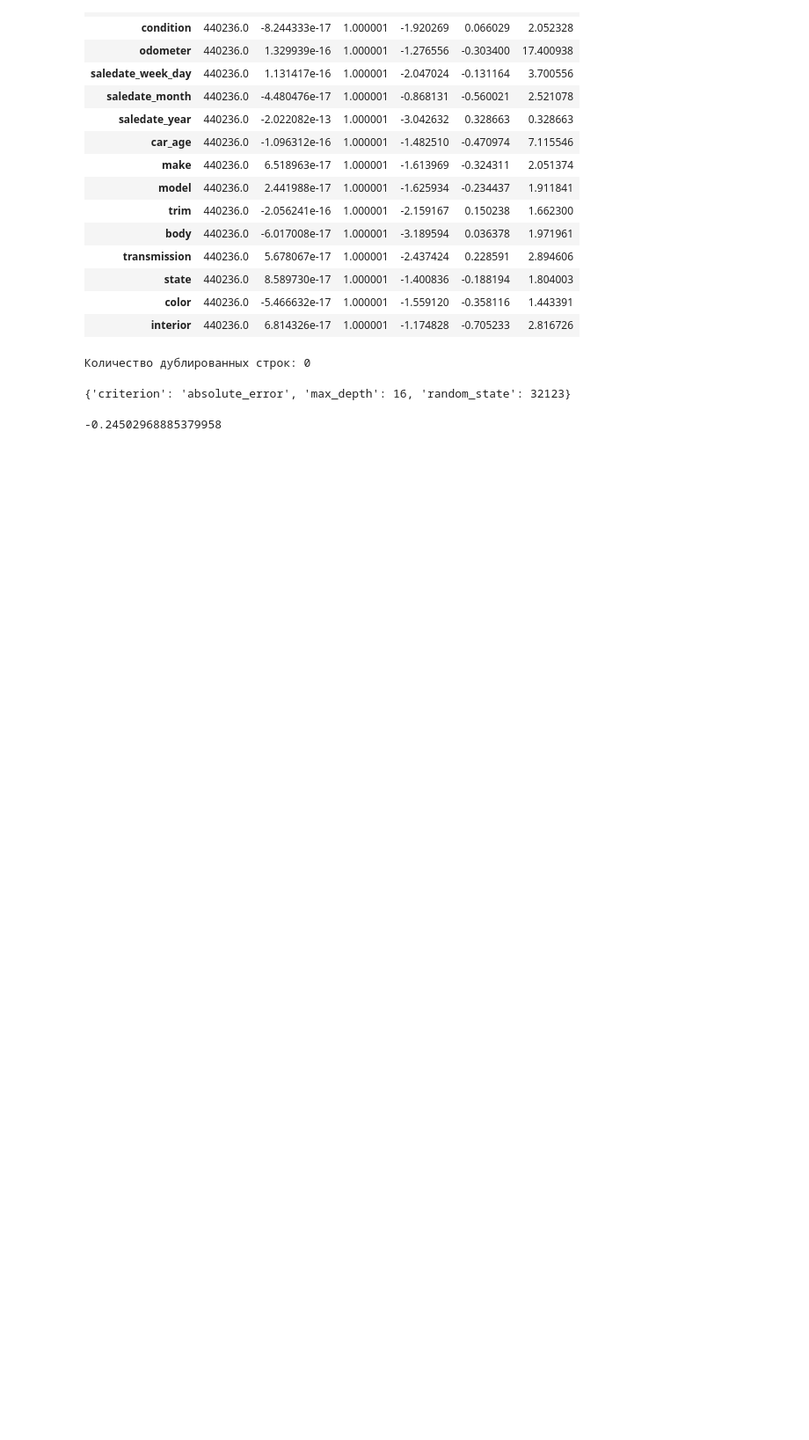
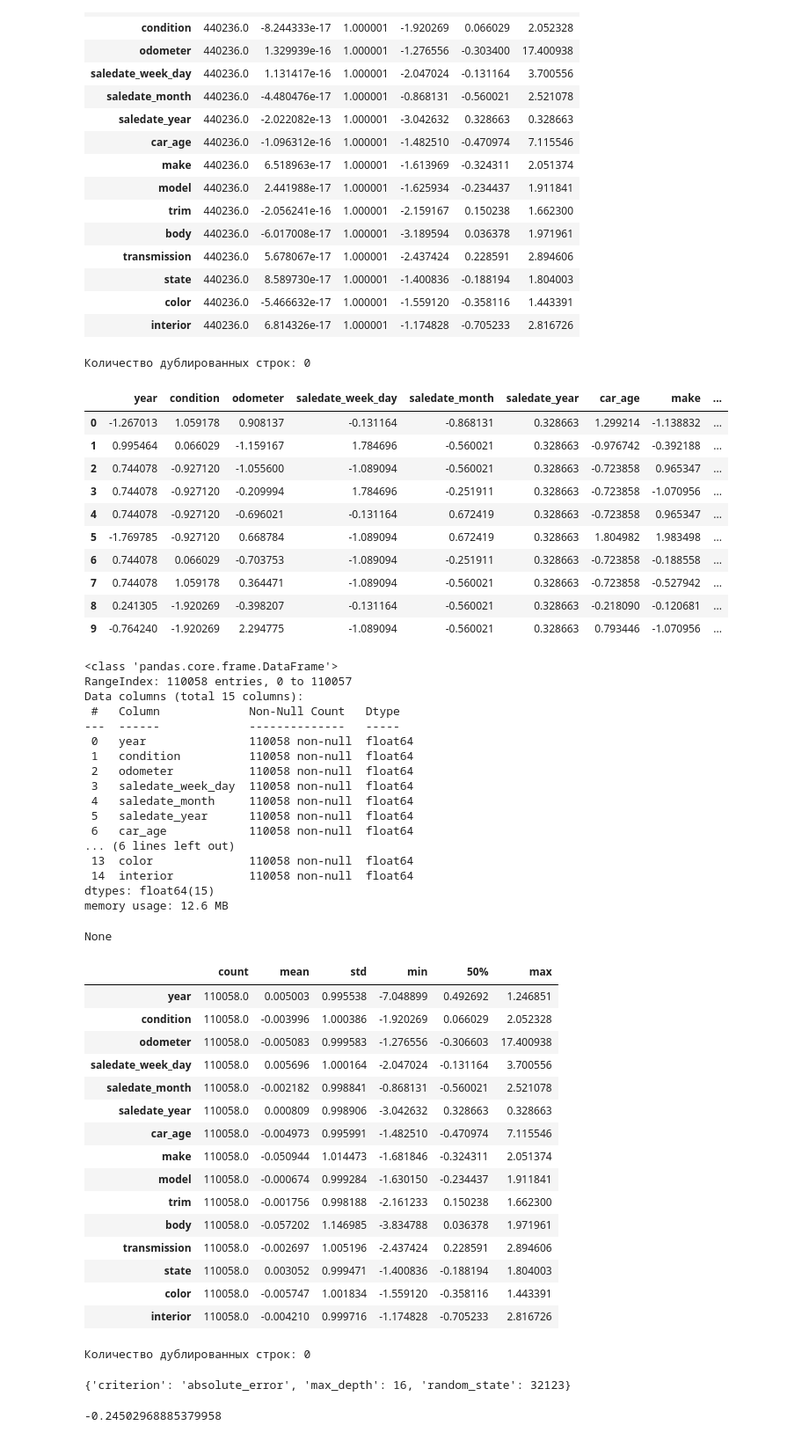
Before and after one commit to samohod4ik/used_cars_price_prediction, a Jupyter notebook: used_cars_price_predictions.ipynb, the cells around one changed output. Shown at 88% size. Saved outputs shown, nothing was run; the diff lists cells and outputs as text; code cells hidden in the pictures; blank space fills up the shorter version.

```diff
--- a/used_cars_price_predictions.ipynb
+++ b/used_cars_price_predictions.ipynb
@@ -531,6 +758,60 @@ None
 | color | 440236.0 | -5.466632e-17 | 1.000001 | -1.559120 | -0.358116 | 1.443391 |
 | interior | 440236.0 | 6.814326e-17 | 1.000001 | -1.174828 | -0.705233 | 2.816726 |
 Количество дублированных строк: 0
+# %%
+features_test = pd.DataFrame(
+    scaler.transform(features_test),
+    columns=features_test.columns,
+    index=features_test.index)
+# %%
+describe_dataframe(features_test)
+# %% [output]
+|  | year | condition | odometer | saledate_week_day | saledate_month | saledate_year | car_age | make | ... |
+| 0 | -1.267013 | 1.059178 | 0.908137 | -0.131164 | -0.868131 | 0.328663 | 1.299214 | -1.138832 | ... |
+| 1 | 0.995464 | 0.066029 | -1.159167 | 1.784696 | -0.560021 | 0.328663 | -0.976742 | -0.392188 | ... |
+| 2 | 0.744078 | -0.927120 | -1.055600 | -1.089094 | -0.560021 | 0.328663 | -0.723858 | 0.965347 | ... |
+| 3 | 0.744078 | -0.927120 | -0.209994 | 1.784696 | -0.251911 | 0.328663 | -0.723858 | -1.070956 | ... |
+| 4 | 0.744078 | -0.927120 | -0.696021 | -0.131164 | 0.672419 | 0.328663 | -0.723858 | 0.965347 | ... |
+| 5 | -1.769785 | -0.927120 | 0.668784 | -1.089094 | 0.672419 | 0.328663 | 1.804982 | 1.983498 | ... |
+| 6 | 0.744078 | 0.066029 | -0.703753 | -1.089094 | -0.251911 | 0.328663 | -0.723858 | -0.188558 | ... |
+| 7 | 0.744078 | 1.059178 | 0.364471 | -1.089094 | -0.560021 | 0.328663 | -0.723858 | -0.527942 | ... |
+| 8 | 0.241305 | -1.920269 | -0.398207 | -0.131164 | -0.560021 | 0.328663 | -0.218090 | -0.120681 | ... |
+| 9 | -0.764240 | -1.920269 | 2.294775 | -1.089094 | -0.560021 | 0.328663 | 0.793446 | -1.070956 | ... |
+<class 'pandas.core.frame.DataFrame'>
+RangeIndex: 110058 entries, 0 to 110057
+Data columns (total 15 columns):
+ #   Column             Non-Null Count   Dtype
+---  ------             --------------   -----
+ 0   year               110058 non-null  float64
+ 1   condition          110058 non-null  float64
+ 2   odometer           110058 non-null  float64
+ 3   saledate_week_day  110058 non-null  float64
+ 4   saledate_month     110058 non-null  float64
+ 5   saledate_year      110058 non-null  float64
+ 6   car_age            110058 non-null  float64
+... (6 lines left out)
+ 13  color              110058 non-null  float64
+ 14  interior           110058 non-null  float64
+dtypes: float64(15)
+memory usage: 12.6 MB
+None
+|  | count | mean | std | min | 50% | max |
+| year | 110058.0 | 0.005003 | 0.995538 | -7.048899 | 0.492692 | 1.246851 |
+| condition | 110058.0 | -0.003996 | 1.000386 | -1.920269 | 0.066029 | 2.052328 |
+| odometer | 110058.0 | -0.005083 | 0.999583 | -1.276556 | -0.306603 | 17.400938 |
+| saledate_week_day | 110058.0 | 0.005696 | 1.000164 | -2.047024 | -0.131164 | 3.700556 |
+| saledate_month | 110058.0 | -0.002182 | 0.998841 | -0.868131 | -0.560021 | 2.521078 |
+| saledate_year | 110058.0 | 0.000809 | 0.998906 | -3.042632 | 0.328663 | 0.328663 |
+| car_age | 110058.0 | -0.004973 | 0.995991 | -1.482510 | -0.470974 | 7.115546 |
+| make | 110058.0 | -0.050944 | 1.014473 | -1.681846 | -0.324311 | 2.051374 |
+| model | 110058.0 | -0.000674 | 0.999284 | -1.630150 | -0.234437 | 1.911841 |
+| trim | 110058.0 | -0.001756 | 0.998188 | -2.161233 | 0.150238 | 1.662300 |
+| body | 110058.0 | -0.057202 | 1.146985 | -3.834788 | 0.036378 | 1.971961 |
+| transmission | 110058.0 | -0.002697 | 1.005196 | -2.437424 | 0.228591 | 2.894606 |
+| state | 110058.0 | 0.003052 | 0.999471 | -1.400836 | -0.188194 | 1.804003 |
+| color | 110058.0 | -0.005747 | 1.001834 | -1.559120 | -0.358116 | 1.443391 |
+| interior | 110058.0 | -0.004210 | 0.999716 | -1.174828 | -0.705233 | 2.816726 |
+Количество дублированных строк: 0
 # %%
 kf = KFold(n_splits=3, random_state=32123, shuffle=True)
 params = {
```
Also changed, not shown: parts of 24 cells of this notebook, 2 other files.
